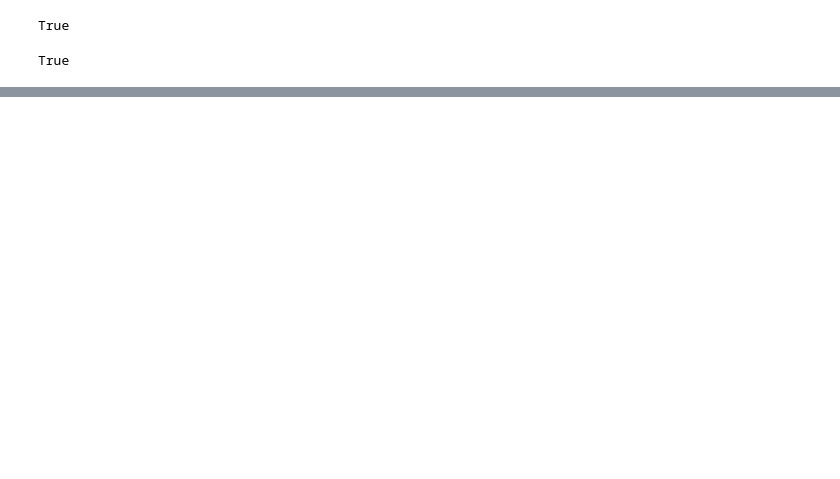
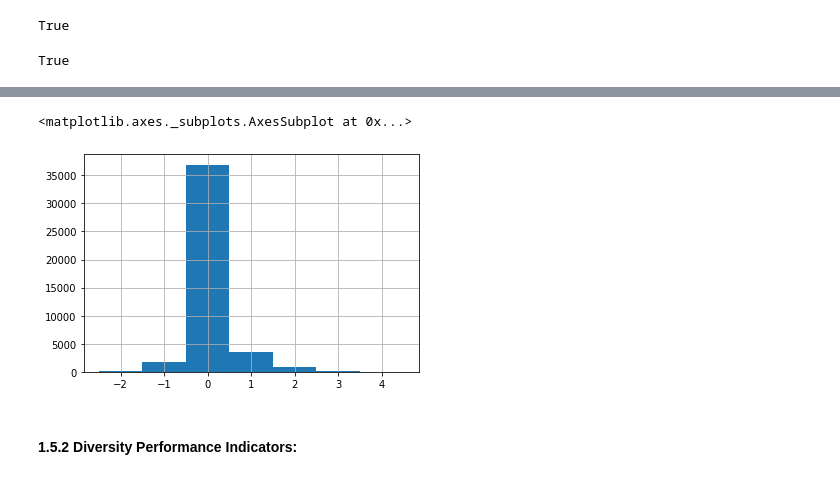
Before and after one commit to pakshingho/ESG, a Jupyter notebook: KLD_Compustat.ipynb, the cells around one changed output, grey strips where cells are left out. Saved outputs shown, nothing was run; the diff lists cells and outputs as text; code cells hidden in the pictures; blank space fills up the shorter version.

```diff
--- a/KLD_Compustat.ipynb
+++ b/KLD_Compustat.ipynb
@@ -239,8 +239,8 @@ Column names contains "str" ("con") corresponding to positive (negative) perform
 # %%
 E_pos = data.columns[data.columns.str.contains("env_str") & ~data.columns.str.contains("env_str_num")]
 data['E_pos'] = data[E_pos].sum(axis=1)
-data['E_pos_avg'] = data[E_pos].mean(axis=1)
+
+E_neg = data.columns[data.columns.str.contains("env_con") & ~data.columns.str.contains("env_con_num")]
+data['E_neg'] = data[E_neg].sum(axis=1)
+
+data['E Index'] = data['E_pos'] - data['E_neg']
-# %%
-E_neg = data.columns[data.columns.str.contains("env_con") & ~data.columns.str.contains("env_con_num")]
-data['E_neg'] = data[E_neg].sum(axis=1)
-data['E_neg_avg'] = data[E_neg].mean(axis=1)
@@ -441,0 +445,8 @@ True
+# %%
+COM_pos = data.columns[data.columns.str.contains("com_str") & ~data.columns.str.contains("com_str_num")]
+data['COM_pos'] = data[COM_pos].sum(axis=1)
+
+COM_neg = data.columns[data.columns.str.contains("com_con") & ~data.columns.str.contains("com_con_num")]
+data['COM_neg'] = data[COM_neg].sum(axis=1)
+
+data['ESG_COM'] = data['COM_pos'] - data['COM_neg']
@@ -441,0 +465,7 @@ True
+# %%
+data['ESG_COM'].hist(bins=7, align='left')
+# %% [output]
+<matplotlib.axes._subplots.AxesSubplot at 0x...>
+[figure, added]
+# %% [markdown]
+#### 1.5.2 Diversity Performance Indicators:
```
Also changed, not shown: parts of 36 cells of this notebook.
